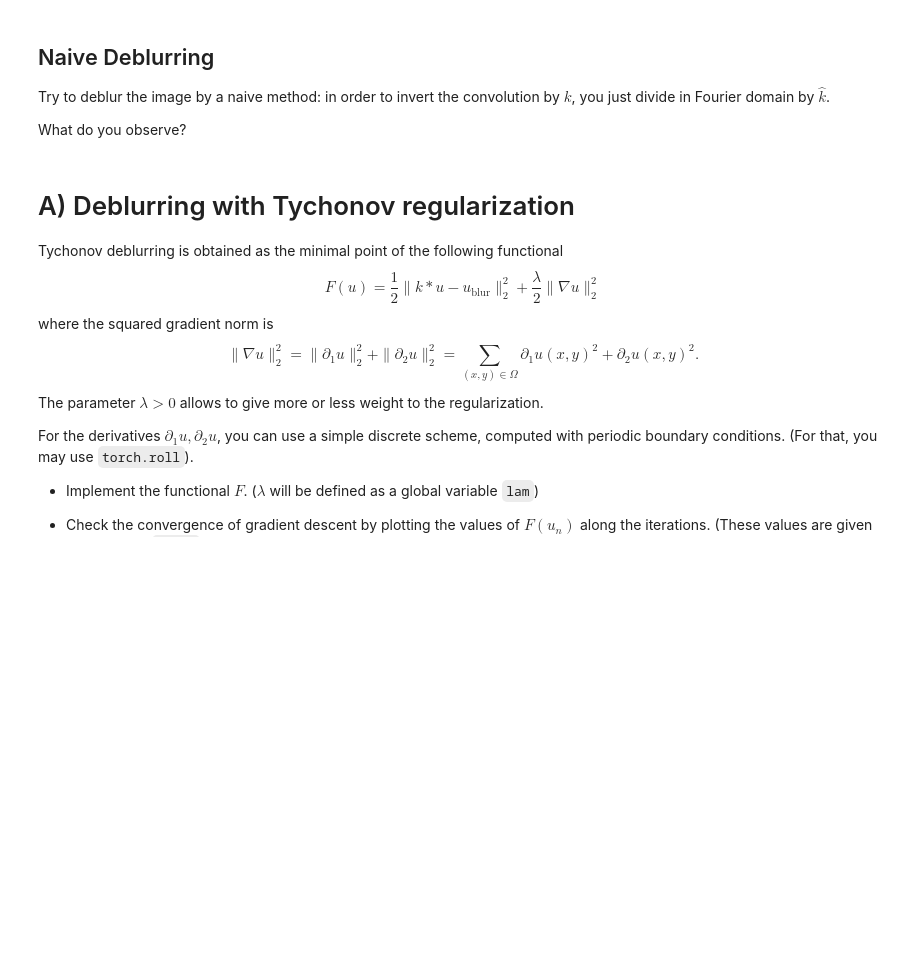
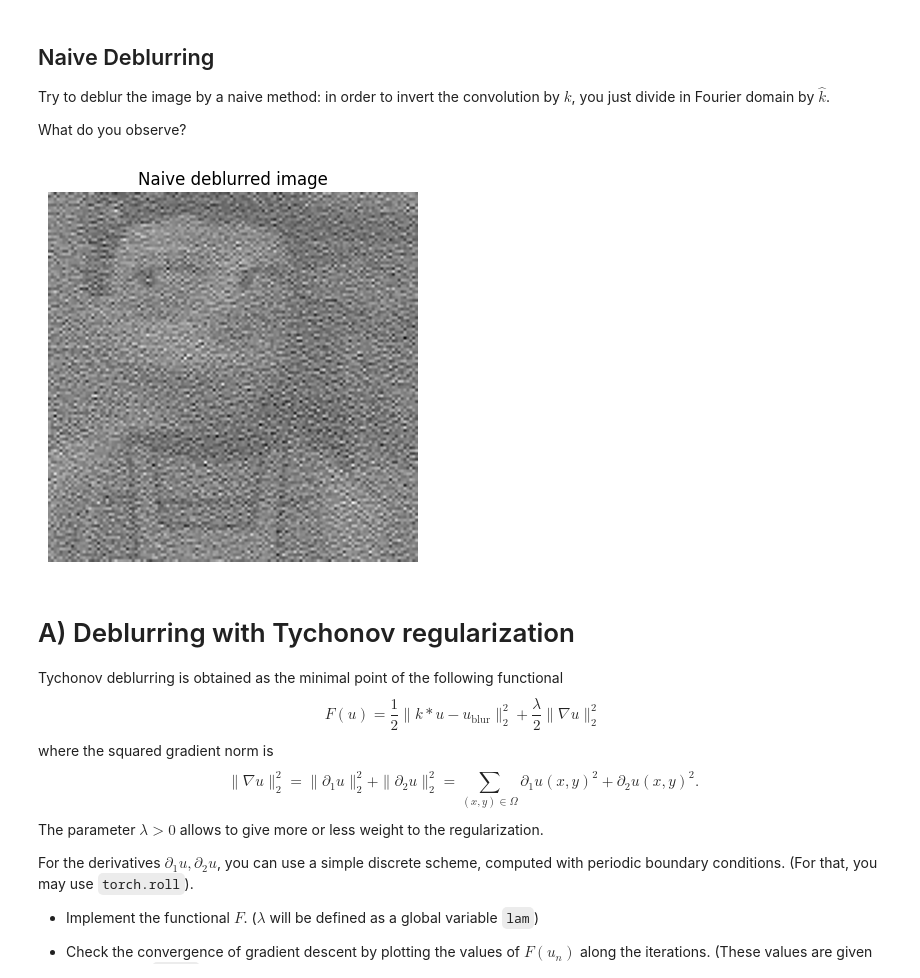
Before and after one commit to Mert-Emrem/SSEO-MRO, a Jupyter notebook: pw5_image_restoration_student.ipynb, the cells around one changed output. Cells and saved outputs as stored; diff of their text form; code cells hidden in the pictures; blank space fills up the shorter version.

```diff
--- a/pw5_image_restoration_student.ipynb
+++ b/pw5_image_restoration_student.ipynb
@@ -172,3 +170,22 @@ What do you observe?
+# %%
+# FFT of blurred + noisy image
+ublur_fft = fft2(ublur)
+#ublur_fft = fftshift(ublur_fft)
+
+# --- naive inversion ---
+eps = 1e-8  # to avoid division by zero
+unaive_fft = ublur_fft / (fk + eps)
+
+# Return to spatial domain
+unaive = ifft2(unaive_fft).real
+
+plt.figure(dpi=100)
+plt.imshow(unaive, cmap='gray')
+plt.title('Naive deblurred image')
+plt.axis('off')
+plt.show()
+# %% [output]
+[figure, added]
 # %% [markdown]
 # A) Deblurring with Tychonov regularization
 
```
Also changed, not shown: parts of 3 cells of this notebook.
